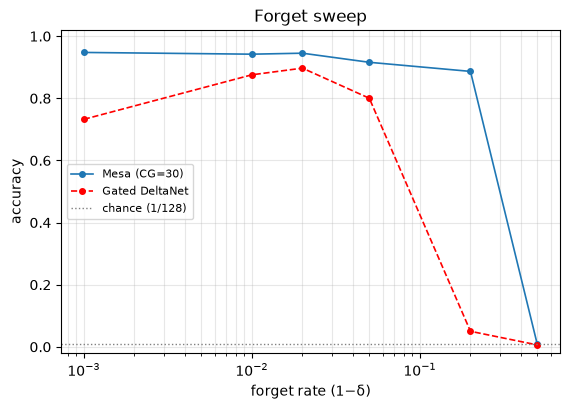
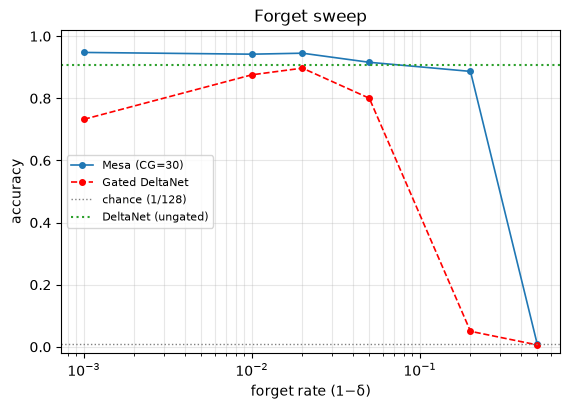
Code edit (unified diff) that turned the first committed figure into the second:
--- before
+++ after
@@ -6,4 +6,5 @@
 ax.axhline(1.0 / VOCAB, color="gray", ls=":", lw=1, label=f"chance (1/{VOCAB})")
 ax.set_ylim(-0.02, 1.02)
+ax.axhline(dn0_acc, color="C2", ls=":", lw=1.5, label="DeltaNet (ungated)")
 ax.legend(fontsize=8)
 plt.tight_layout(); plt.savefig("figures/03A_forget_nodistractors.png", dpi=600, bbox_inches="tight"); plt.show()

Commit: added small result